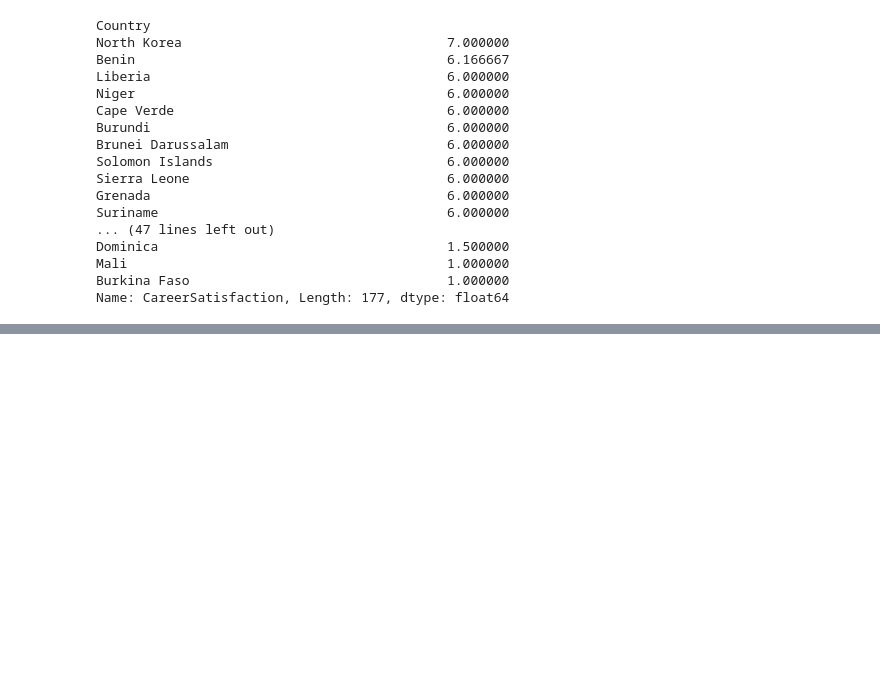
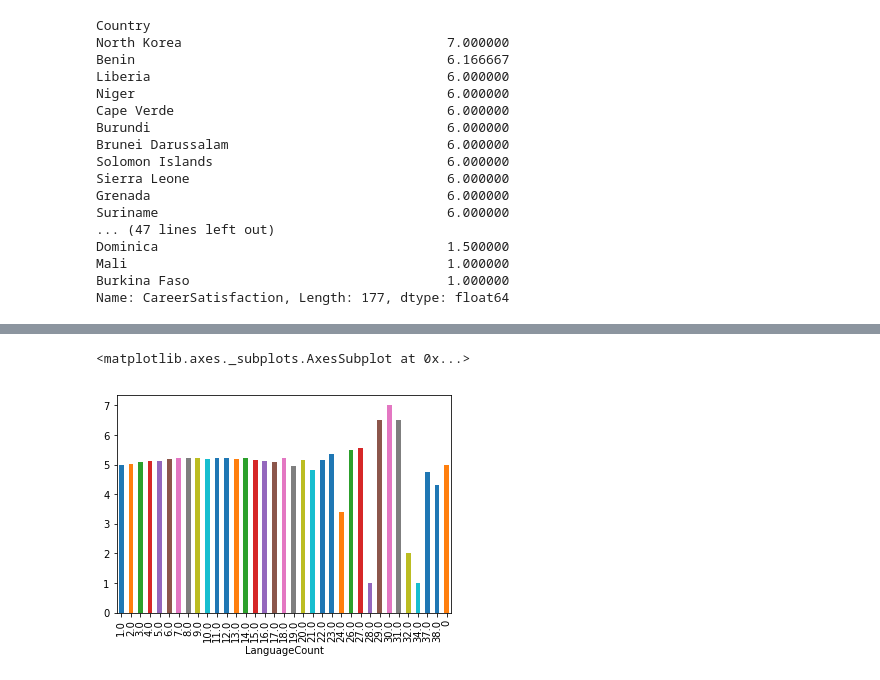
Before and after one commit to iliakplv/overflow, a Jupyter notebook: analysis.ipynb, the cells around one changed output, grey strips where cells are left out. Cells and saved outputs as stored; diff of their text form; code cells hidden in the pictures; blank space fills up the shorter version.

Commit message:
Add language count

```diff
--- a/analysis.ipynb
+++ b/analysis.ipynb
@@ -246,0 +247,4 @@ df[['Age', 'CareerSatisfaction']].dropna() \
+# %%
+# Let's count the number of languages people worked with and add a new column: LanguageCount
+df['LanguageCount'] = (df['LanguageWorkedWith'].str.count(';') + 1).fillna('0')
+df[['LanguageWorkedWith', 'LanguageCount']].head()
@@ -246,0 +258,16 @@ df[['Age', 'CareerSatisfaction']].dropna() \
+# %%
+# Career satisfaction by LanguageCount
+# (pretty much independent of LanguageCount)
+
+df[['LanguageCount', 'CareerSatisfaction']].dropna() \
+.replace('Extremely dissatisfied', 1) \
+.replace('Moderately dissatisfied', 2) \
+.replace('Slightly dissatisfied', 3) \
+.replace('Neither satisfied nor dissatisfied', 4) \
+.replace('Slightly satisfied', 5) \
+.replace('Moderately satisfied', 6) \
+.replace('Extremely satisfied', 7) \
+.groupby(['LanguageCount'])['CareerSatisfaction'].mean().plot(kind='bar')
+# %% [output]
+<matplotlib.axes._subplots.AxesSubplot at 0x...>
+[figure, added]
```
Also changed, not shown: parts of 5 cells of this notebook.
